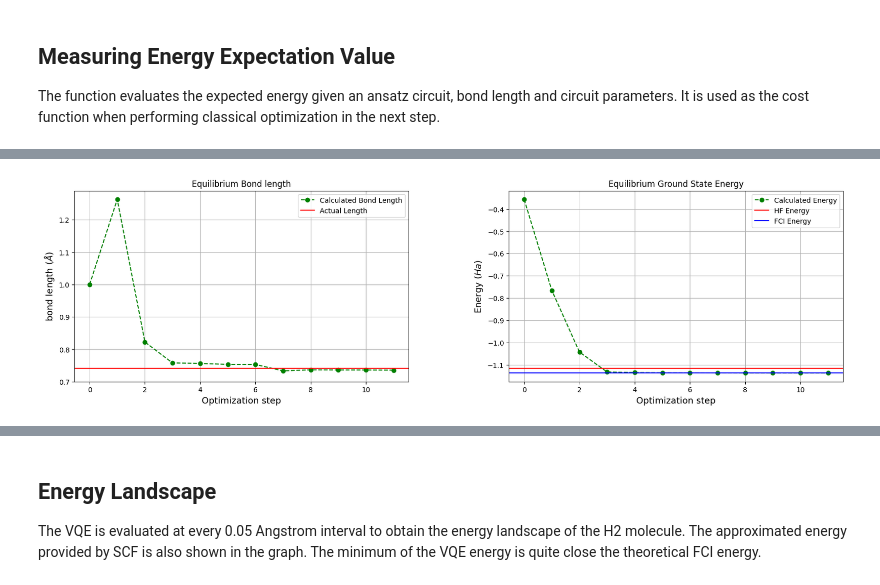
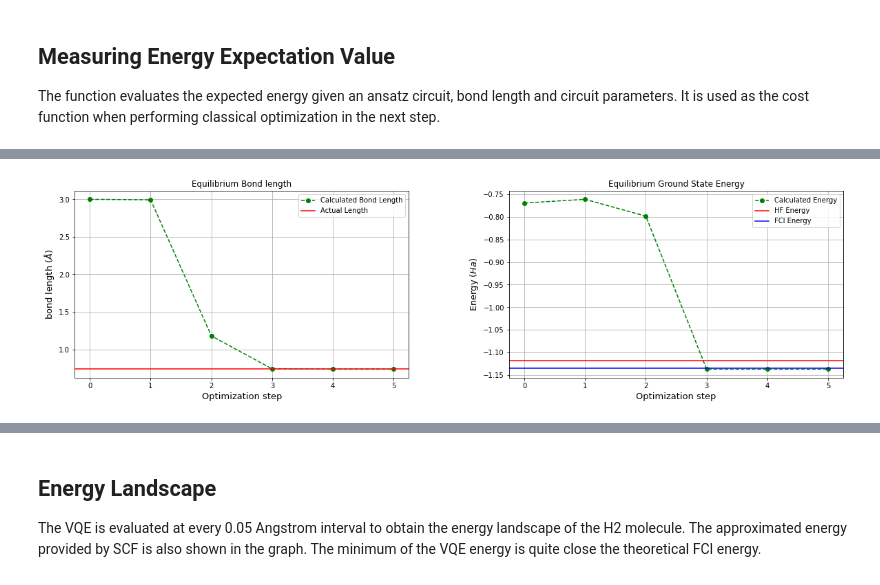
Before and after one commit to TheTrustyPwo/Hydrogen, a Jupyter notebook: better.ipynb, the cells around one changed output, grey strips where cells are left out. Cells and saved outputs as stored; diff of their text form; code cells hidden in the pictures.

```diff
--- a/better.ipynb
+++ b/better.ipynb
@@ -209,3 +214,11 @@ def energy(x, theta, circuit):
+# %%
+def energy(params, circuit):
+    x = params[-1] * 1000
+    theta = params[:-1]
+
+    hamiltonian = make_hamiltonian(x)
+    circuit.set_parameters(theta)
+    return expectation(circuit, hamiltonian)
 # %% [markdown]
 ## Classical Optimization
 
@@ -212,0 +229,20 @@ Unlike the standard VQE provided by the library that solves for the ground state
+# %%
+BOND_LENGTH_SCALE = 1 / 1000
+
+def optimize(circuit, tolerance: float = 1e-5, max_iter: int = 50, output: bool = False):
+    vqe_energies, bond_lengths = [], []
+    def callback(x):
+        if not output: return
+        vqe_energies.append(energy(x, circuit))
+        bond_lengths.append(abs(x[-1]) / BOND_LENGTH_SCALE)
+
+    num_params = len(circuit.get_parameters())
+    params = np.array([np.pi] * num_params + [BOND_LENGTH_SCALE])
+    result = minimize(energy, params, args=circuit, tol=tolerance, method="SLSQP",
+                      bounds=[(0, 2 * np.pi)] * num_params + [(-3 * BOND_LENGTH_SCALE, 3 * BOND_LENGTH_SCALE)],
+                      callback=callback, options={'maxiter': max_iter, 'disp': output})
+    return result.fun, abs(result.x[-1]) / BOND_LENGTH_SCALE, vqe_energies, bond_lengths, len(vqe_energies)
+
+final_energy, final_bond_length, vqe_energy, bond_length, it = optimize(uccsd_circuit, output=True)
+print(f"Energy: {final_energy:.4f}, {percentage_error(E_FCI, final_energy):.4f}% error")
+print(f"Bond Length: {final_bond_length:.4f}, {percentage_error(EQ_X, final_bond_length):.4f}% error")
@@ -213,13 +273,14 @@ Unlike the standard VQE provided by the library that solves for the ground state
 # %%
 def optimize(circuit, tolerance: float = 1e-5, max_iter: int = 100, output: bool = False):
-    theta, x = np.random.uniform(0, 2 * np.pi, ntheta), np.float64(1.0)
+    # theta, x = np.random.uniform(0, 2 * np.pi, ntheta), np.float64(1.0)
+    theta, x = np.array([3.14, 3.14]), np.float64(1.0)
     cur = prev = energy(x, theta, circuit)
 
     it = 1
     vqe_energy, bond_length = [cur], [x]
     with tqdm(total=0, desc="Optimizing", disable=(not output)) as pbar:
         while it < max_iter:
-            result = minimize(energy, theta, args=(x, circuit), method="L-BFGS-B", options={'maxiter': 1})
+            result = minimize(energy, theta, args=(x, circuit), method="BFGS", options={'maxiter': 1})
             theta = result.x
 
             x_max_iter = max(it, 6) if it <= 10 else max(20 - it, 6)
@@ -248,5 +309,5 @@ def optimize(circuit, tolerance: float = 1e-5, max_iter: int = 100, output: bool
 
     return cur, x, vqe_energy, bond_length, it
 # %%
-final_energy, final_bond_length, vqe_energy, bond_length, it = optimize(circuit, tolerance=1e-5, output=True)
+final_energy, final_bond_length, vqe_energy, bond_length, it = optimize(uccsd_circuit, tolerance=1e-5, output=True)
 # %% [output]
@@ -255,30 +315,28 @@ KeyboardInterrupt:
 # %%
 fig = plt.figure()
 fig.set_figheight(5)
 fig.set_figwidth(20)
 
 ax1 = fig.add_subplot(121)
-ax1.plot(np.arange(0, it), bond_length, "go", ls="dashed", label="Calculated Bond Length")
+ax1.plot(np.arange(0, len(bond_length)), bond_length, "go", ls="dashed", label="Calculated Bond Length")
 ax1.axhline(y=EQ_X, color='r', label="Actual Length")
 ax1.set_xlabel("Optimization step", fontsize=13)
 ax1.set_ylabel("bond length ($\AA$)", fontsize=13)
 ax1.title.set_text("Equilibrium Bond length")
-ax1.set_ylim(0.70)
 ax1.legend()
 ax1.grid(True)
 
 ax2 = fig.add_subplot(122)
-ax2.plot(np.arange(0, it), vqe_energy, "go", ls="dashed", label="Calculated Energy")
+ax2.plot(np.arange(0, len(vqe_energy)), vqe_energy, "go", ls="dashed", label="Calculated Energy")
 ax2.axhline(y=E_HF, color='r', label="HF Energy")
 ax2.axhline(y=E_FCI, color='b', label="FCI Energy")
 ax2.set_xlabel("Optimization step", fontsize=13)
 ax2.set_ylabel("Energy ($Ha$)", fontsize=13)
 ax2.title.set_text("Equilibrium Ground State Energy")
-# ax2.set_ylim(top=-0.95, bottom=-1.15)
 ax2.legend()
 ax2.grid(True)
 
 plt.subplots_adjust(wspace=0.3)
 plt.show()
 # %% [output]
-[figure, old version]
+[figure, new version]
```
Also changed, not shown: parts of 27 cells of this notebook, 1 other file.
